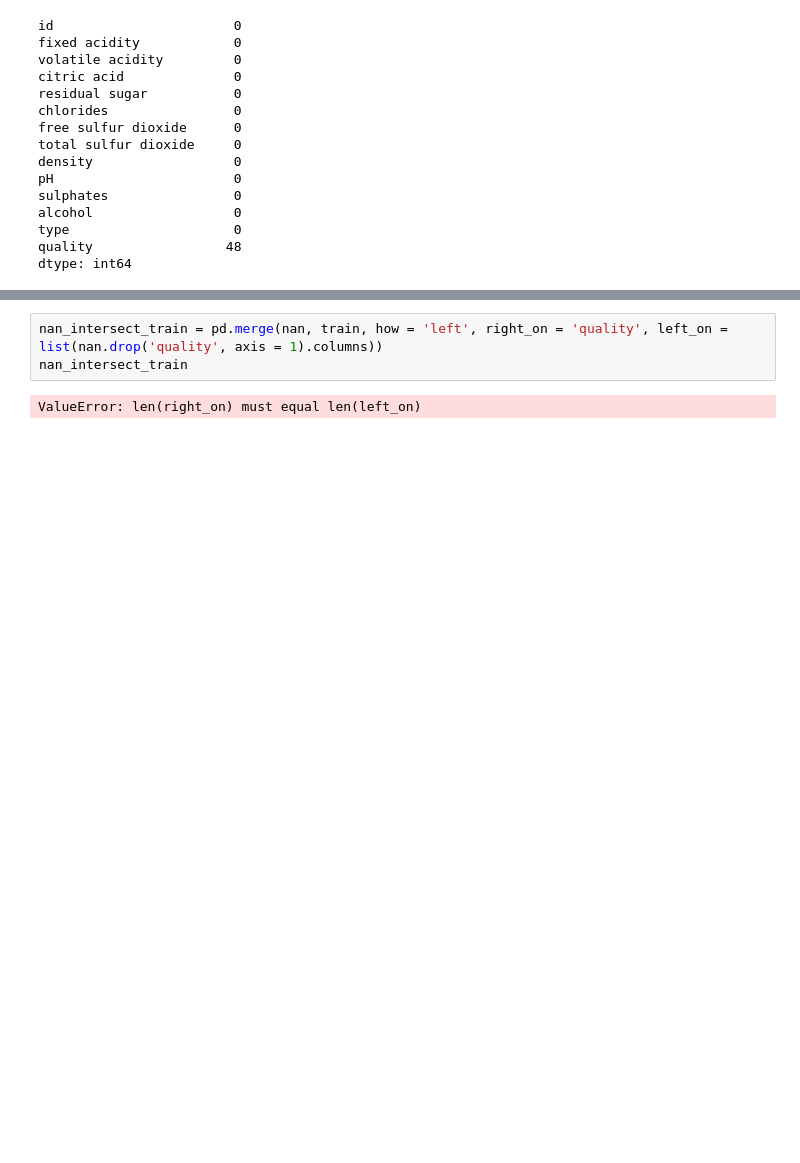
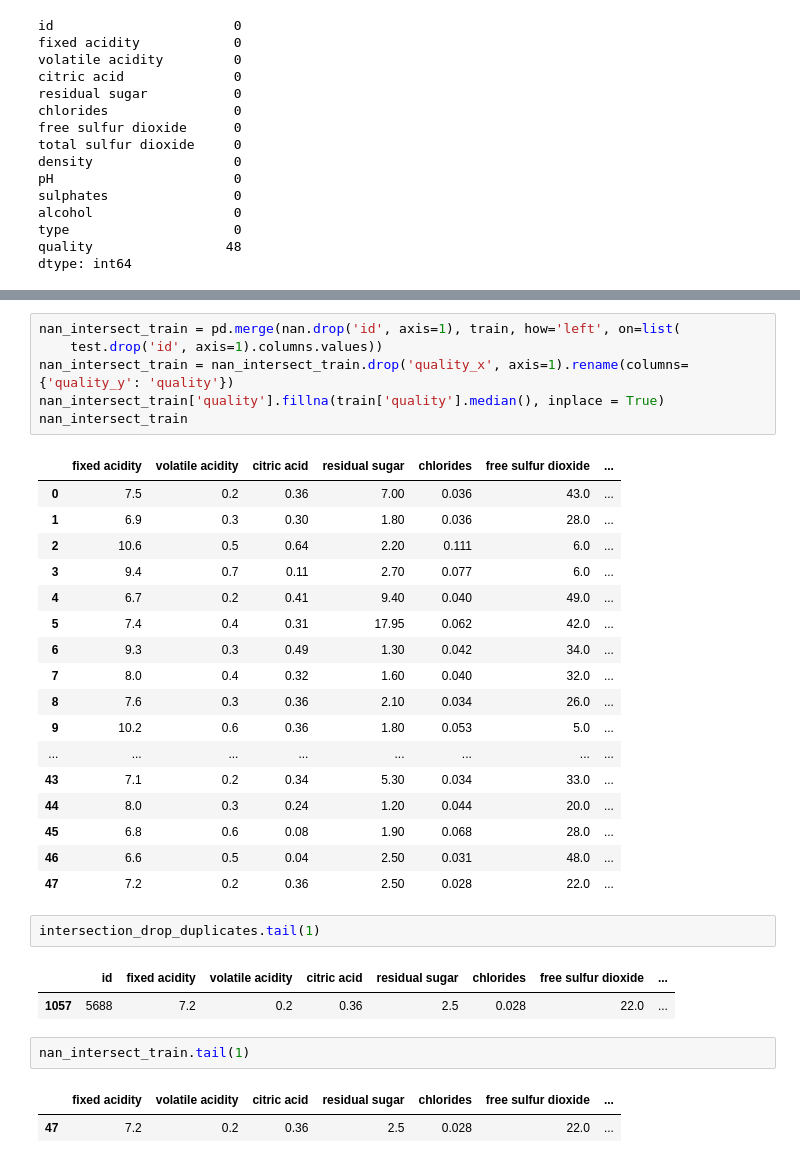
Before and after one commit to Z3r4t05/FPT, a Jupyter notebook: AIL/ail302m-fall22/test_train_data.ipynb, the cells around one changed output, grey strips where cells are left out. Drawn from its saved outputs; the diff is of its cells as text; blank space fills up the shorter version.

```diff
--- a/AIL/ail302m-fall22/test_train_data.ipynb
+++ b/AIL/ail302m-fall22/test_train_data.ipynb
@@ -143,5 +160,34 @@ nan
 # %%
-nan_intersect_train = pd.merge(nan, train, how = 'left', right_on = 'quality', left_on = list(nan.drop('quality', axis = 1).columns))
+nan_intersect_train = pd.merge(nan.drop('id', axis=1), train, how='left', on=list(
+    test.drop('id', axis=1).columns.values))
+nan_intersect_train = nan_intersect_train.drop('quality_x', axis=1).rename(columns={'quality_y': 'quality'})
+nan_intersect_train['quality'].fillna(train['quality'].median(), inplace = True)
 nan_intersect_train
 # %% [output]
-ValueError: len(right_on) must equal len(left_on)
+|  | fixed acidity | volatile acidity | citric acid | residual sugar | chlorides | free sulfur dioxide | ... |
+| 0 | 7.5 | 0.2 | 0.36 | 7.00 | 0.036 | 43.0 | ... |
+| 1 | 6.9 | 0.3 | 0.30 | 1.80 | 0.036 | 28.0 | ... |
+| 2 | 10.6 | 0.5 | 0.64 | 2.20 | 0.111 | 6.0 | ... |
+| 3 | 9.4 | 0.7 | 0.11 | 2.70 | 0.077 | 6.0 | ... |
+| 4 | 6.7 | 0.2 | 0.41 | 9.40 | 0.040 | 49.0 | ... |
+| 5 | 7.4 | 0.4 | 0.31 | 17.95 | 0.062 | 42.0 | ... |
+| 6 | 9.3 | 0.3 | 0.49 | 1.30 | 0.042 | 34.0 | ... |
+| 7 | 8.0 | 0.4 | 0.32 | 1.60 | 0.040 | 32.0 | ... |
+| 8 | 7.6 | 0.3 | 0.36 | 2.10 | 0.034 | 26.0 | ... |
+| 9 | 10.2 | 0.6 | 0.36 | 1.80 | 0.053 | 5.0 | ... |
+| ... | ... | ... | ... | ... | ... | ... | ... |
+| 43 | 7.1 | 0.2 | 0.34 | 5.30 | 0.034 | 33.0 | ... |
+| 44 | 8.0 | 0.3 | 0.24 | 1.20 | 0.044 | 20.0 | ... |
+| 45 | 6.8 | 0.6 | 0.08 | 1.90 | 0.068 | 28.0 | ... |
+| 46 | 6.6 | 0.5 | 0.04 | 2.50 | 0.031 | 48.0 | ... |
+| 47 | 7.2 | 0.2 | 0.36 | 2.50 | 0.028 | 22.0 | ... |
+# %%
+intersection_drop_duplicates.tail(1)
+# %% [output]
+|  | id | fixed acidity | volatile acidity | citric acid | residual sugar | chlorides | free sulfur dioxide | ... |
+| 1057 | 5688 | 7.2 | 0.2 | 0.36 | 2.5 | 0.028 | 22.0 | ... |
+# %%
+nan_intersect_train.tail(1)
+# %% [output]
+|  | fixed acidity | volatile acidity | citric acid | residual sugar | chlorides | free sulfur dioxide | ... |
+| 47 | 7.2 | 0.2 | 0.36 | 2.5 | 0.028 | 22.0 | ... |
```
Also changed, not shown: parts of 9 cells of this notebook, 4 other files.
